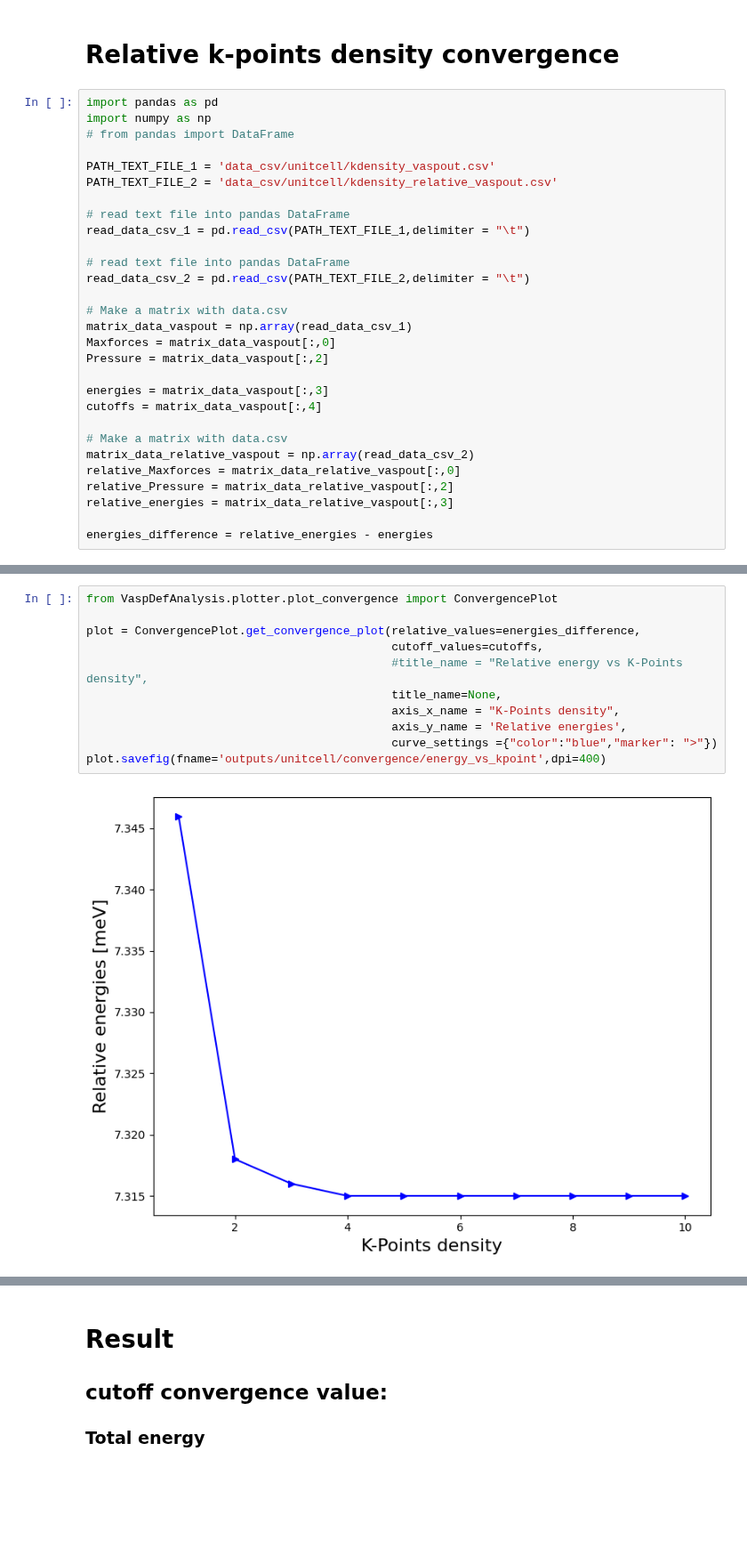
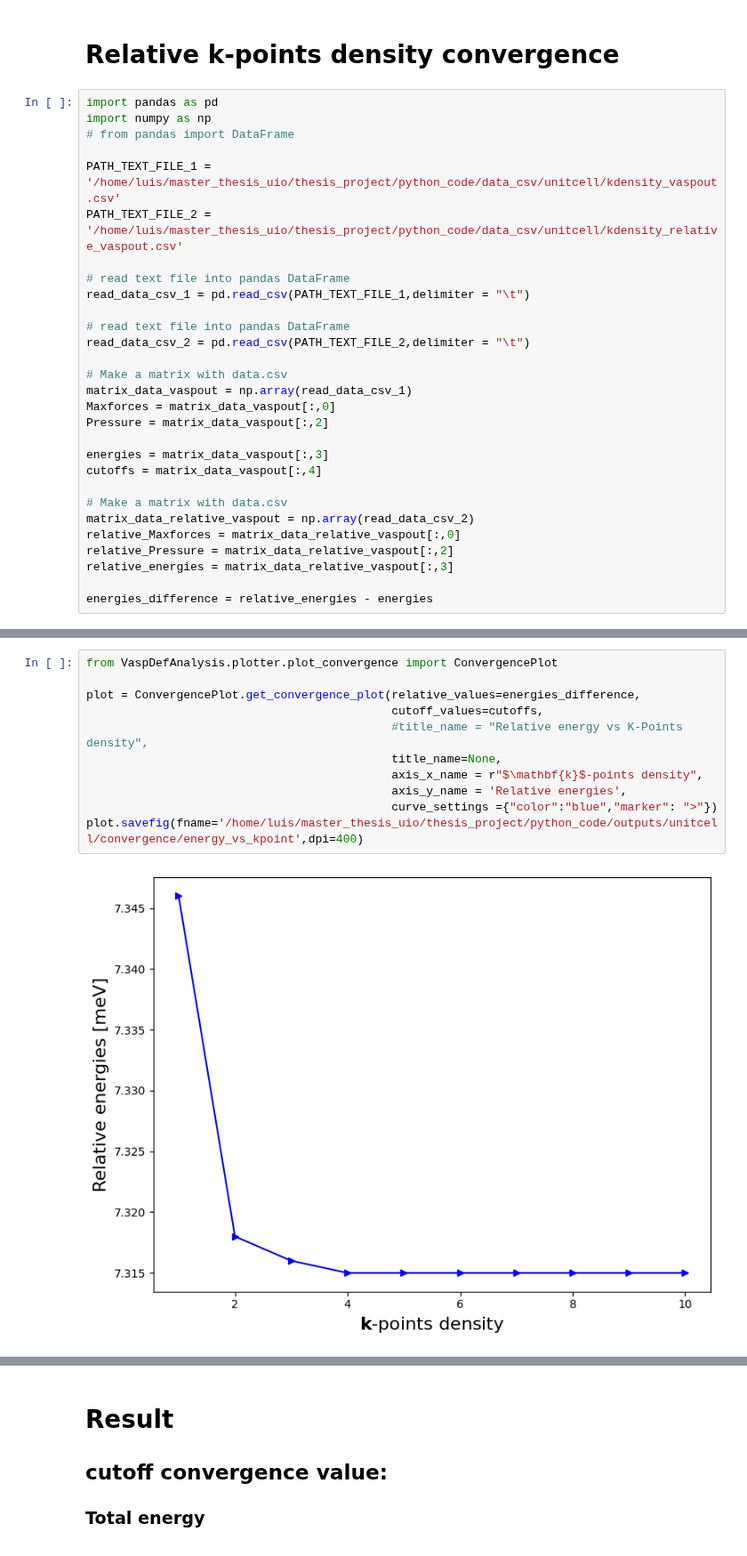
Before and after one commit to Luisrj14/VaspDefAnalysis, a Jupyter notebook: notebook/covergence_unitcell.ipynb, the cells around one changed output, grey strips where cells are left out. Shown at 89% size. Saved outputs shown, nothing was run; the diff lists cells and outputs as text; blank space fills up the shorter version.

Commit message:
update convergence----.ipynb

```diff
--- a/notebook/covergence_unitcell.ipynb
+++ b/notebook/covergence_unitcell.ipynb
@@ -141,8 +141,8 @@ import pandas as pd
 import numpy as np
 # from pandas import DataFrame
 
-PATH_TEXT_FILE_1 = 'data_csv/unitcell/kdensity_vaspout.csv'
-PATH_TEXT_FILE_2 = 'data_csv/unitcell/kdensity_relative_vaspout.csv'
+PATH_TEXT_FILE_1 = '/home/luis/master_thesis_uio/thesis_project/python_code/data_csv/unitcell/kdensity_vaspout.csv'
+PATH_TEXT_FILE_2 = '/home/luis/master_thesis_uio/thesis_project/python_code/data_csv/unitcell/kdensity_relative_vaspout.csv'
 
 # read text file into pandas DataFrame
 read_data_csv_1 = pd.read_csv(PATH_TEXT_FILE_1,delimiter = "\t")
@@ -184,13 +184,13 @@ plot.savefig(fname='outputs/unitcell/convergence/convergence_relative_energy_vs_
 # %%
 from VaspDefAnalysis.plotter.plot_convergence import ConvergencePlot
 
 plot = ConvergencePlot.get_convergence_plot(relative_values=energies_difference,
                                             cutoff_values=cutoffs,
                                             #title_name = "Relative energy vs K-Points density",
                                             title_name=None,
-                                            axis_x_name = "K-Points density",
+                                            axis_x_name = r"$\mathbf{k}$-points density",
                                             axis_y_name = 'Relative energies',
                                             curve_settings ={"color":"blue","marker": ">"})
-plot.savefig(fname='outputs/unitcell/convergence/energy_vs_kpoint',dpi=400)
+plot.savefig(fname='/home/luis/master_thesis_uio/thesis_project/python_code/outputs/unitcell/convergence/energy_vs_kpoint',dpi=400)
 # %% [output]
-[figure, old version]
+[figure, new version]
```
Also changed, not shown: parts of 7 cells of this notebook, 1 other file.
